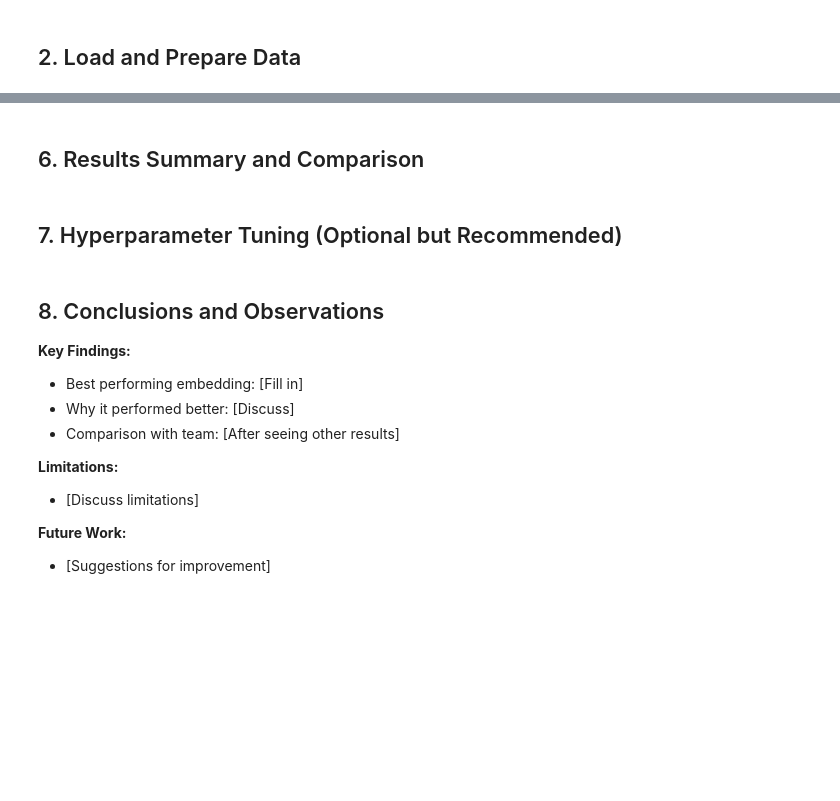
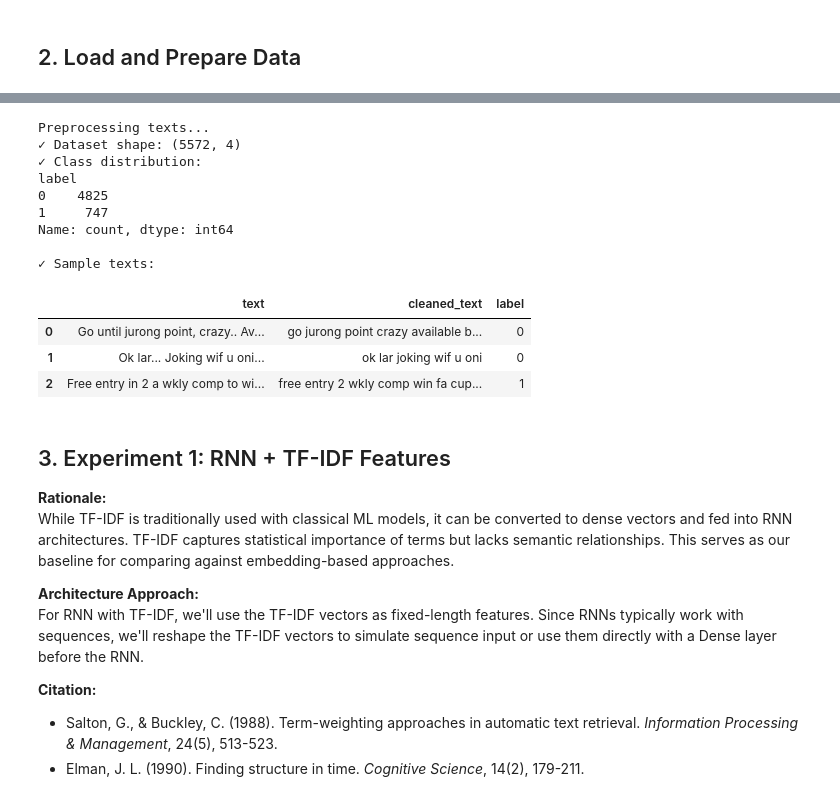
Before and after one commit to ernesteNtezirizaza/Group6-Text-Classification-Assignment, a Jupyter notebook: notebooks/03_charlotte_rnn.ipynb, the cells around one changed output, grey strips where cells are left out. Saved outputs shown, nothing was run; the diff lists cells and outputs as text; code cells hidden in the pictures; blank space fills up the shorter version.

```diff
--- a/notebooks/03_charlotte_rnn.ipynb
+++ b/notebooks/03_charlotte_rnn.ipynb
@@ -138,2 +89,0 @@ evaluator = ModelEvaluator(class_names=['ham', 'spam'])
-# %% [markdown]
-## 6. Results Summary and Comparison
@@ -148,2 +89,0 @@ evaluator = ModelEvaluator(class_names=['ham', 'spam'])
-# %% [markdown]
-## 7. Hyperparameter Tuning (Optional but Recommended)
@@ -157,13 +90,54 @@ evaluator = ModelEvaluator(class_names=['ham', 'spam'])
-# %% [markdown]
-## 8. Conclusions and Observations
-
-**Key Findings:**
-- Best performing embedding: [Fill in]
-- Why it performed better: [Discuss]
-- Comparison with team: [After seeing other results]
-
-**Limitations:**
-- [Discuss limitations]
-
-**Future Work:**
-- [Suggestions for improvement]
+# %%
+# Load data
+df = pd.read_csv('../data/raw/spam.csv', encoding='latin-1')
+df = df[['v1', 'v2']]  # Keep only relevant columns
+df.columns = ['label', 'text']
+
+# Encode labels: ham=0, spam=1
+le = LabelEncoder()
+df['label'] = le.fit_transform(df['label'])
+
+# Preprocess text
+preprocessor = TextPreprocessor(
+    lowercase=True,
+    remove_punctuation=True,
+    remove_numbers=False,
+    remove_stopwords=True,
+    stemming=False,
+    lemmatization=True
+)
+
+print('Preprocessing texts...')
+df['cleaned_text'] = df['text'].apply(lambda x: preprocessor.preprocess(x))
+df['cleaned_tokens'] = df['text'].apply(lambda x: preprocessor.preprocess(x, return_tokens=True))
+
+print(f'✓ Dataset shape: {df.shape}')
+print(f'✓ Class distribution:\n{df["label"].value_counts()}')
+print(f'\n✓ Sample texts:')
+df[['text', 'cleaned_text', 'label']].head(3)
+# %% [output]
+Preprocessing texts...
+✓ Dataset shape: (5572, 4)
+✓ Class distribution:
+label
+0    4825
+1     747
+Name: count, dtype: int64
+
+✓ Sample texts:
+|  | text | cleaned_text | label |
+| 0 | Go until jurong point, crazy.. Av... | go jurong point crazy available b... | 0 |
+| 1 | Ok lar... Joking wif u oni... | ok lar joking wif u oni | 0 |
+| 2 | Free entry in 2 a wkly comp to wi... | free entry 2 wkly comp win fa cup... | 1 |
+# %% [markdown]
+## 3. Experiment 1: RNN + TF-IDF Features
+
+**Rationale:**
+While TF-IDF is traditionally used with classical ML models, it can be converted to dense vectors and fed into RNN architectures. TF-IDF captures statistical importance of terms but lacks semantic relationships. This serves as our baseline for comparing against embedding-based approaches.
+
+**Architecture Approach:**
+For RNN with TF-IDF, we'll use the TF-IDF vectors as fixed-length features. Since RNNs typically work with sequences, we'll reshape the TF-IDF vectors to simulate sequence input or use them directly with a Dense layer before the RNN.
+
+**Citation:**
+- Salton, G., & Buckley, C. (1988). Term-weighting approaches in automatic text retrieval. *Information Processing & Management*, 24(5), 513-523.
+- Elman, J. L. (1990). Finding structure in time. *Cognitive Science*, 14(2), 179-211.
```
Also changed, not shown: parts of 36 cells of this notebook.
